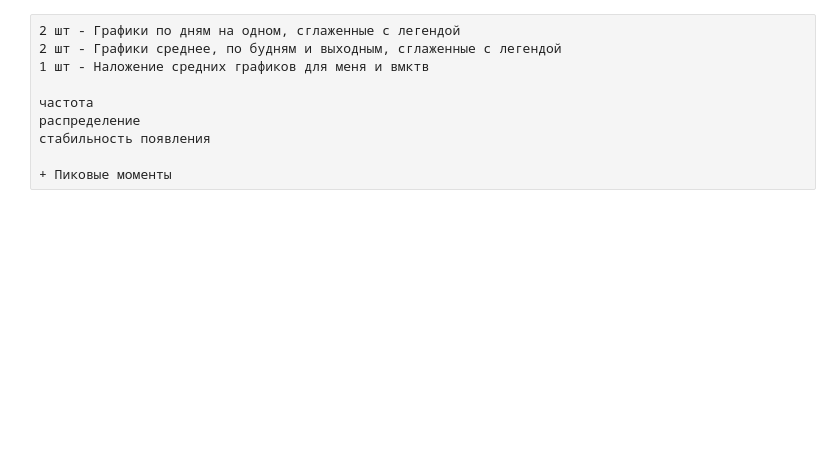
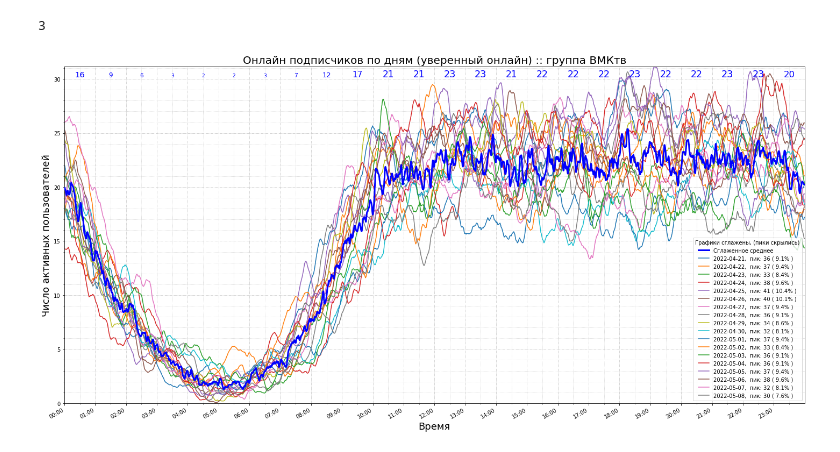
Before and after one commit to nikmedoed/TGblog, a Jupyter notebook: vk_online_monitoring/vk_online_monitoring_analyse.ipynb, the cells around one changed output. Saved outputs shown, nothing was run; the diff lists cells and outputs as text; code cells hidden in the pictures; blank space fills up the shorter version.

Commit message:
enhanced general online graph

```diff
--- a/vk_online_monitoring/vk_online_monitoring_analyse.ipynb
+++ b/vk_online_monitoring/vk_online_monitoring_analyse.ipynb
@@ -36,6 +37,14 @@ interpolated_data = interpolated_data.unstack().transpose().interpolate(limit_di
 transposed_data = counters_bytime.unstack().transpose().interpolate(limit_direction = 'both')[analyzed_dates]
 interpolated_data_mean = transposed_data.mean(axis=1).rolling(window=30, center=True).mean()
 max_online = transposed_data.max().round().astype(np.integer)
+
+interpolated_data_mean_int = transposed_data.mean(axis=1)
+interpolated_data_mean_int.index = pd.to_datetime(transposed_data.index,format='%H:%M:%S')
+interpolated_data_mean_int = interpolated_data_mean_int.groupby(pd.Grouper(level="time", freq="30min")).mean().round().astype(np.integer)
+# %%
+interpolated_data_mean_int[datetime.time(3,30,0)][0]
+# %% [output]
+3
 # %%
 def all_one_plot(ax, a_df):
     ax = a_df.plot(ax=ax, legend="date", grid=True)
@@ -45,38 +54,59 @@ def all_one_plot(ax, a_df):
     ax.set_ylabel("Число активных пользователей", fontsize=18)
 
     ax.set_xlim(0, interpolated_data.index[-1])
     ax.set_ylim(0, interpolated_data.max().max())
 
     ax.xaxis.set_major_locator(MultipleLocator(3600))
     ax.yaxis.set_major_locator(MultipleLocator(5))
 
     ax.xaxis.set_minor_locator(AutoMinorLocator(2))
     ax.yaxis.set_minor_locator(AutoMinorLocator(5))
 
     ax.grid(which='major', color='#CCCCCC', linestyle='-.')
     ax.grid(which='minor', color='#CCCCCC', linestyle=':')
 
     return ax
 
 
 fig, ax = plt.subplots(figsize=(20, 10))
 
+color = 'blue'
+interpolated_data_mean.plot(ax=ax,
+                            color=color,
+                            zorder=len(max_online) + 1,
+                            linewidth=3,
+                            label='mean')
 
-interpolated_data_mean.plot(ax=ax, color=color,zorder=len(max_online)+1, linewidth=3, label='mean')
+step = 24
+max = interpolated_data_mean_int[0].max()
+for i in range(step):
+    n = interpolated_data_mean_int[datetime.time(i, 30, 0)][0]
+    ax.text(i / step + 0.5 / step,
+            0.97,
+            f"{n}",
+            color=color,
+            size=8 + 8 * n / max,
+            transform=ax.transAxes,
+            ha='center')
+
 ar = all_one_plot(ax, interpolated_data)
 
 ax.legend([
-   'Сглаженное среднее', *[
+    'Сглаженное среднее', *[
         f'{i[0]},  пик: {i[1]} ( {i[2]:.1%} )'
         for i in zip(max_online.index, max_online, max_online /
                      count_all_users)
     ]
-], title='Графики сглажены, (пики скрылись)')
+],
+          title='Графики сглажены, (пики скрылись)')
 
-ax.set_title(f"Онлайн подписчиков по дням (уверенный онлайн) :: {base_title}", fontsize=20)
+ax.set_title(f"Онлайн подписчиков по дням (уверенный онлайн) :: {base_title}",
+             fontsize=20)
 
 plt.tight_layout()
-fig.savefig("img/смешанные графики.png", dpi=300)
+fig.savefig("img/смешанные графики.png", facecolor='#FFF', dpi=300)
+# %% [output]
+[figure, added]
 # %%
 text = f"""
 Всего подписчиков :: {count_all_users}
@@ -99,12 +135,2 @@ print(text)
 - Удалить тех, кто за день суммарно был меньше 20 раз
 - чтобы для каждого пользователя была определена вероятность встретить его в определённый промежуток времени 10 мин.
-# %% [raw]
-2 шт - Графики по дням на одном, сглаженные с легендой
-2 шт - Графики среднее, по будням и выходным, сглаженные с легендой
-1 шт - Наложение средних графиков для меня и вмктв
-
-частота
-распределение
-стабильность появления
-
-+ Пиковые моменты
```
Also changed, not shown: parts of 5 cells of this notebook.
